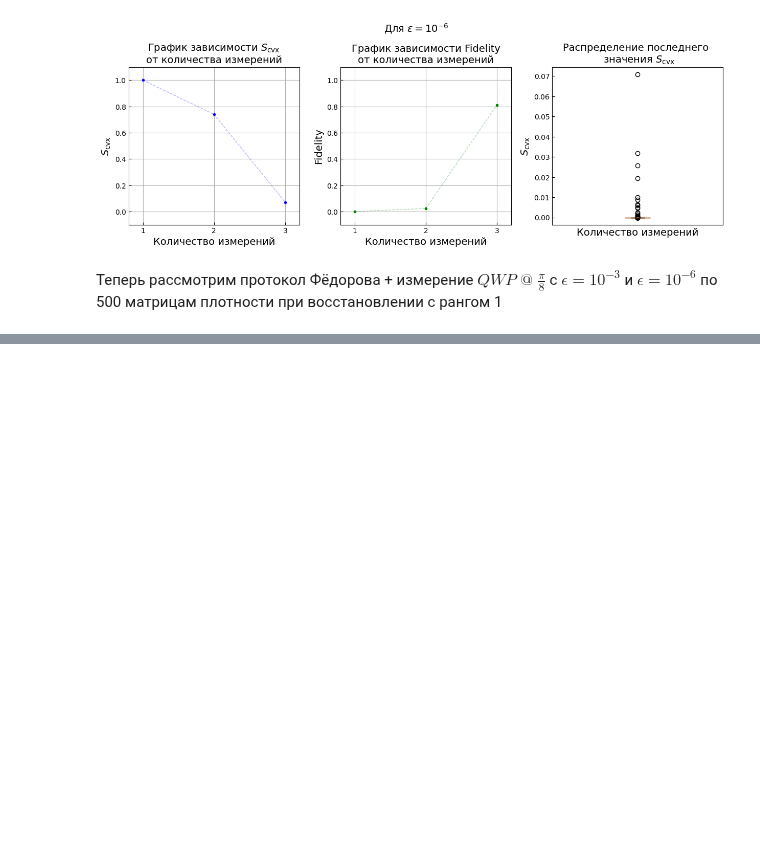
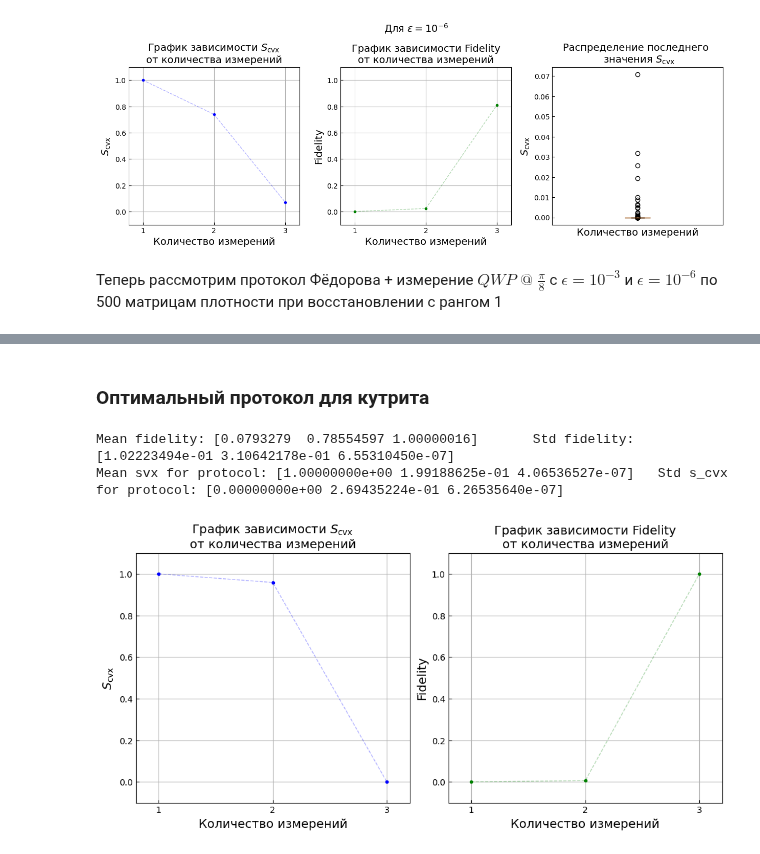
Before and after one commit to Denis-chupa/Quantum_tools, a Jupyter notebook: Tomography/src/research_data/different_protocol.ipynb, the cells around one changed output, grey strips where cells are left out. Drawn from its saved outputs; the diff is of its cells as text; code cells hidden in the pictures; blank space fills up the shorter version.

```diff
--- a/Tomography/src/research_data/different_protocol.ipynb
+++ b/Tomography/src/research_data/different_protocol.ipynb
@@ -562,0 +561,55 @@ Mean svx for protocol: [ 1.00000000e+00  2.10050295e-01 -1.93619662e-02  1.10756
+# %% [markdown]
+### Оптимальный протокол для кутрита
+# %%
+from Qutrit import*
+from Adaptive_compresive_cending_qutrit import*
+plt.rcParams.update({
+    'font.size': 16,               # Размер шрифта по умолчанию
+    'axes.titlesize': 14,          # Размер заголовка
+    'axes.labelsize': 14,          # Размер подписей осей
+    'xtick.labelsize': 10,         # Размер цифр на оси X
+    'ytick.labelsize': 10,         # Размер цифр на оси Y
+    'legend.fontsize': 12          # Размер шрифта легенды
+})
+
+protocol = [Gl_8(pi / 8),  Gl_8(pi / 3), Gl_8(pi / 16)]
+
+rank = 1
+tomography_1 = ACT(protocol, rank, 3)
+
+x = np.array([1, 2, 3])
+svx_list = []
+fidelity_list = []
+N = 500
+
+for i in tqdm(range(N)):
+    svx_list_one_measurement, fidelity_list_one_measurement, fidelity_x_min, fidelity_x_max,\
+    x_min_list, x_max_list, state_ml = tomography_1.main(rank_psevdoin=rank, epsilon_ml=10*-11, epsilon_act=10**-6,\
+                                                         max_iters_in_semidefinite_program=10**8)
+    for ind_min in range(len(x_min_list)):
+        x_min_list[ind_min] = np.array([[complex(item) for item in row] for row in x_min_list[ind_min]])
+    for ind_max in range(len(x_max_list)):
+        x_max_list[ind_max] = np.array([[complex(item) for item in row] for row in x_max_list[ind_max]])
+
+    fidelity_list_xmax_xmin = [tomography_1.Fidelity(x_min_list[0], x_max_list[0]), tomography_1.Fidelity(x_min_list[1], x_max_list[1]),\
+                               tomography_1.Fidelity(x_min_list[2], x_max_list[2])]
+    if svx_list_one_measurement is not np.inf :
+        svx_list.append(svx_list_one_measurement)
+        fidelity_list.append(np.abs(fidelity_list_xmax_xmin))
+
+y = np.mean(np.array(svx_list),axis = 0)
+std = np.std(np.array(svx_list),axis = 0)
+fidelity_mean = np.mean((fidelity_list), axis = 0)
+fidelity_std = np.std(np.array(fidelity_list),axis = 0)
+
+s_cvx_max = np.max(np.array(svx_list),axis = 0)
+fidelity_min = np.min((fidelity_list), axis = 0)
+
+print("Mean fidelity:", fidelity_mean , "\tStd fidelity:", fidelity_std)
+print("Mean svx for protocol:", y,"\tStd s_cvx for protocol:", std)
+title = r"Для $\epsilon = 10^{-6}$" + "\n"
+pl_fid_s_cvx(x, s_cvx_max, fidelity_min)
+# %% [output]
+Mean fidelity: [0.0793279  0.78554597 1.00000016]       Std fidelity: [1.02223494e-01 3.10642178e-01 6.55310450e-07]
+Mean svx for protocol: [1.00000000e+00 1.99188625e-01 4.06536527e-07]   Std s_cvx for protocol: [0.00000000e+00 2.69435224e-01 6.26535640e-07]
+[figure, added]
```
Also changed, not shown: parts of 5 cells of this notebook, 1 other file.
